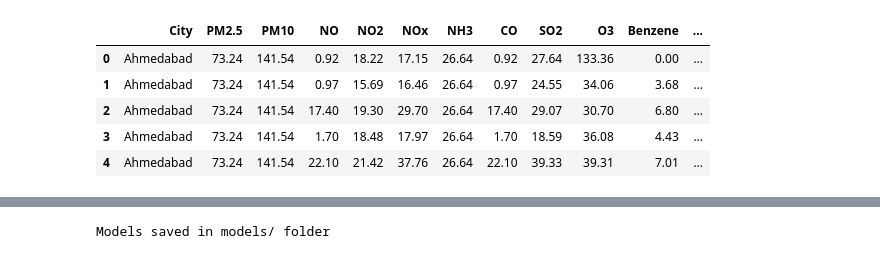
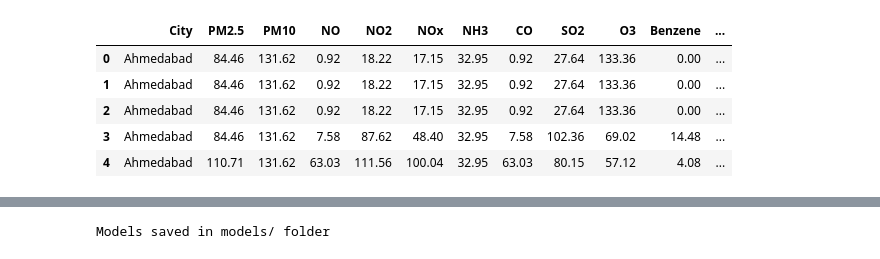
Before and after one commit to Medynal/Pollution, a Jupyter notebook: pollution_model.ipynb, the cells around one changed output, grey strips where cells are left out. Drawn from its saved outputs; the diff is of its cells as text; code cells hidden in the pictures.

```diff
--- a/pollution_model.ipynb
+++ b/pollution_model.ipynb
@@ -26,10 +33,10 @@ from lightgbm import LGBMRegressor
 # %%
-cpollution_df = pd.read_csv('/content/Pollution/IPNBS/cleaned_pollution_dataset.csv', parse_dates=['Date']).drop(['Month name', 'Date'], axis= 1)
+cpollution_df = pd.read_csv('/content/Pollution/cleaned_pollution_dataset (1).csv', parse_dates=['Date']).drop(['Month name', 'Date'], axis= 1)
 cpollution_df.head()
 # %% [output]
 |  | City | PM2.5 | PM10 | NO | NO2 | NOx | NH3 | CO | SO2 | O3 | Benzene | ... |
-| 0 | Ahmedabad | 73.24 | 141.54 | 0.92 | 18.22 | 17.15 | 26.64 | 0.92 | 27.64 | 133.36 | 0.00 | ... |
-| 1 | Ahmedabad | 73.24 | 141.54 | 0.97 | 15.69 | 16.46 | 26.64 | 0.97 | 24.55 | 34.06 | 3.68 | ... |
-| 2 | Ahmedabad | 73.24 | 141.54 | 17.40 | 19.30 | 29.70 | 26.64 | 17.40 | 29.07 | 30.70 | 6.80 | ... |
-| 3 | Ahmedabad | 73.24 | 141.54 | 1.70 | 18.48 | 17.97 | 26.64 | 1.70 | 18.59 | 36.08 | 4.43 | ... |
-| 4 | Ahmedabad | 73.24 | 141.54 | 22.10 | 21.42 | 37.76 | 26.64 | 22.10 | 39.33 | 39.31 | 7.01 | ... |
+| 0 | Ahmedabad | 84.46 | 131.62 | 0.92 | 18.22 | 17.15 | 32.95 | 0.92 | 27.64 | 133.36 | 0.00 | ... |
+| 1 | Ahmedabad | 84.46 | 131.62 | 0.92 | 18.22 | 17.15 | 32.95 | 0.92 | 27.64 | 133.36 | 0.00 | ... |
+| 2 | Ahmedabad | 84.46 | 131.62 | 0.92 | 18.22 | 17.15 | 32.95 | 0.92 | 27.64 | 133.36 | 0.00 | ... |
+| 3 | Ahmedabad | 84.46 | 131.62 | 7.58 | 87.62 | 48.40 | 32.95 | 7.58 | 102.36 | 69.02 | 14.48 | ... |
+| 4 | Ahmedabad | 110.71 | 131.62 | 63.03 | 111.56 | 100.04 | 32.95 | 63.03 | 80.15 | 57.12 | 4.08 | ... |
```
Also changed, not shown: parts of 9 cells of this notebook.
